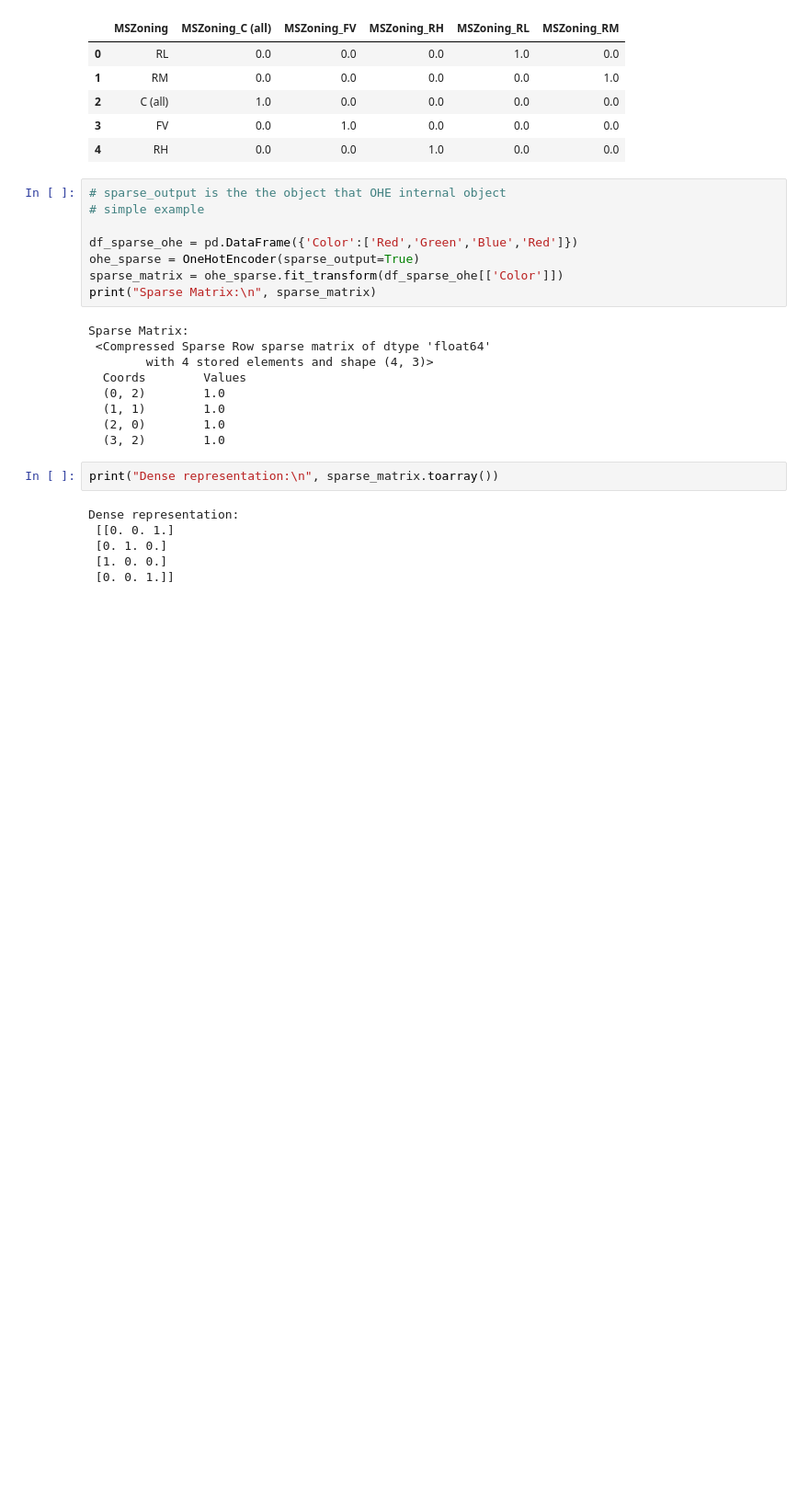
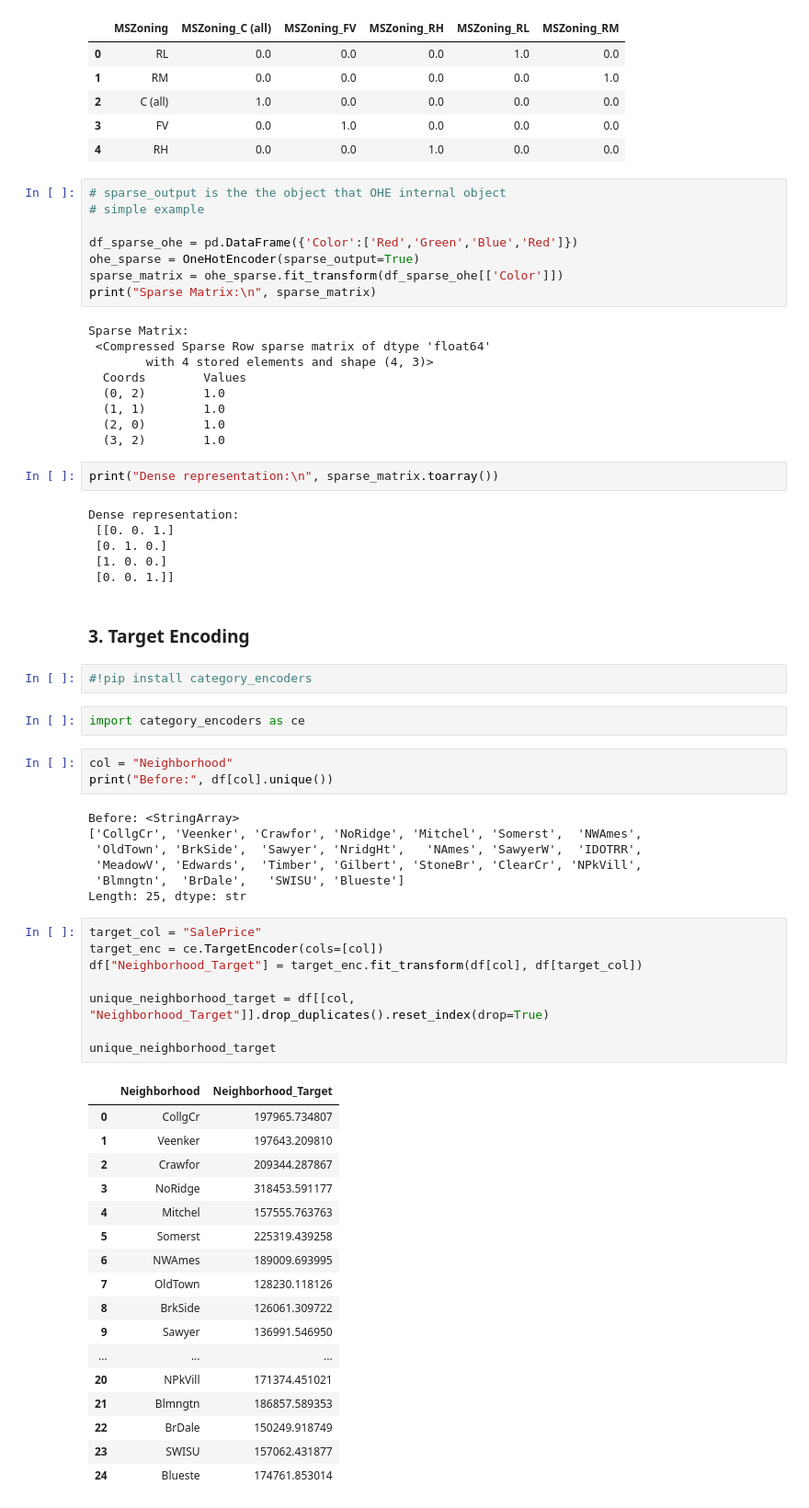
Before and after one commit to KG1234567/Feature-Engineering, a Jupyter notebook: 03-05-2026/03-05-2026.ipynb, the cells around one changed output. Shown at 92% size. Saved outputs shown, nothing was run; the diff lists cells and outputs as text; blank space fills up the shorter version.

```diff
--- a/03-05-2026/03-05-2026.ipynb
+++ b/03-05-2026/03-05-2026.ipynb
@@ -979,3 +979,45 @@ Dense representation:
  [0. 1. 0.]
  [1. 0. 0.]
  [0. 0. 1.]]
+# %% [markdown]
+### 3. Target Encoding
+# %%
+#!pip install category_encoders
+# %%
+import category_encoders as ce
+# %%
+col = "Neighborhood"
+print("Before:", df[col].unique())
+# %% [output]
+Before: <StringArray>
+['CollgCr', 'Veenker', 'Crawfor', 'NoRidge', 'Mitchel', 'Somerst',  'NWAmes',
+ 'OldTown', 'BrkSide',  'Sawyer', 'NridgHt',   'NAmes', 'SawyerW',  'IDOTRR',
+ 'MeadowV', 'Edwards',  'Timber', 'Gilbert', 'StoneBr', 'ClearCr', 'NPkVill',
+ 'Blmngtn',  'BrDale',   'SWISU', 'Blueste']
+Length: 25, dtype: str
+# %%
+target_col = "SalePrice"
+target_enc = ce.TargetEncoder(cols=[col])
+df["Neighborhood_Target"] = target_enc.fit_transform(df[col], df[target_col])
+
+unique_neighborhood_target = df[[col, "Neighborhood_Target"]].drop_duplicates().reset_index(drop=True)
+
+unique_neighborhood_target
+# %% [output]
+|  | Neighborhood | Neighborhood_Target |
+| 0 | CollgCr | 197965.734807 |
+| 1 | Veenker | 197643.209810 |
+| 2 | Crawfor | 209344.287867 |
+| 3 | NoRidge | 318453.591177 |
+| 4 | Mitchel | 157555.763763 |
+| 5 | Somerst | 225319.439258 |
+| 6 | NWAmes | 189009.693995 |
+| 7 | OldTown | 128230.118126 |
+| 8 | BrkSide | 126061.309722 |
+| 9 | Sawyer | 136991.546950 |
+| ... | ... | ... |
+| 20 | NPkVill | 171374.451021 |
+| 21 | Blmngtn | 186857.589353 |
+| 22 | BrDale | 150249.918749 |
+| 23 | SWISU | 157062.431877 |
+| 24 | Blueste | 174761.853014 |
```
Also changed, not shown: parts of 1 cell of this notebook.
